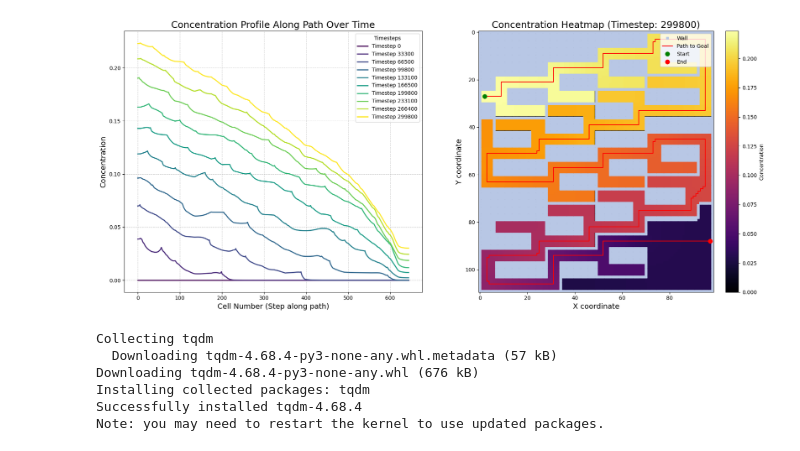
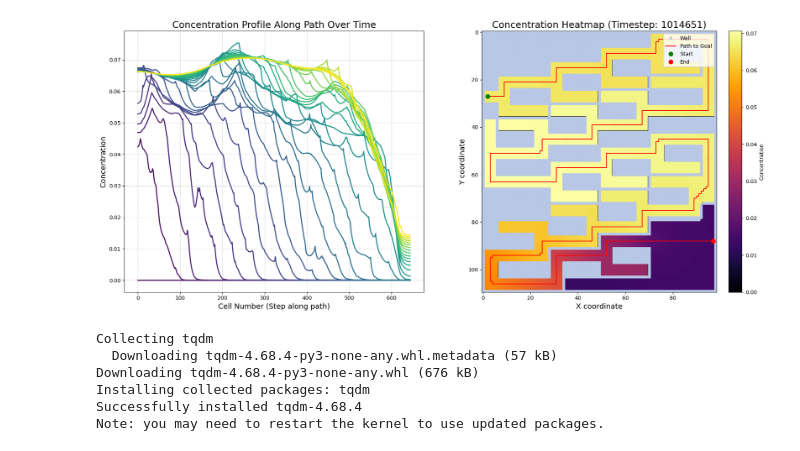
Before and after one commit to Frijelkyro/Automated-decision-making-by-chemical-echolocation-in-active-droplets, a Jupyter notebook: evaluation-scripts/plot_path_concentration.ipynb, the cells around one changed output. Drawn from its saved outputs; the diff is of its cells as text; code cells hidden in the pictures.

Commit message:
further evaluation regarding concentration along path

```diff
--- a/evaluation-scripts/plot_path_concentration.ipynb
+++ b/evaluation-scripts/plot_path_concentration.ipynb
@@ -52,7 +52,7 @@ except OSError:
 path_coords = extract_and_order_path(maze)
 
 # Find and sort all concentration files
-data_dir = "/home/ecasual/Documents/Uni/training-projects/Automated-decision-making-by-chemical-echolocation-in-active-droplets/data"
+data_dir = "/home/ecasual/Documents/Uni/droplet-maze/simulation-code/data"
 all_files = glob.glob(os.path.join(data_dir, "conc_*.txt"))
 
 # Helper to extract the timestep integer from the filename (e.g., "100" from "conc_100.txt")
@@ -65,7 +65,7 @@ valid_files = [f for f in all_files if get_timestep(f) >= 0]
 valid_files.sort(key=get_timestep)
 
 # Select 10 evenly spaced files
-num_curves = 10
+num_curves = 30
 if len(valid_files) > 0:
     indices = np.linspace(0, len(valid_files) - 1, min(num_curves, len(valid_files)), dtype=int)
     selected_files = [valid_files[i] for i in indices]
@@ -114,37 +114,38 @@ for (ts, path_conc), color in zip(path_data_over_time.items(), colors):
     ax1.plot(range(len(path_conc)), path_conc, color=color, linewidth=2, label=f"Timestep {ts}")
 
 if path_data_over_time:
-    ax1.legend(loc="upper right", fontsize=10, title="Timesteps")
+    # ax1.legend(loc="upper right", fontsize=10, title="Timesteps")
+    1 + 1
 
 # Subplot 2: 2D Heatmap (Showing the last evaluated timestep)
 heatmap = ax2.imshow(last_conc_2d, cmap='inferno', alpha=1.0)
 fig.colorbar(heatmap, ax=ax2, fraction=0.046, pad=0.04, label="Concentration")
 
 # Overlay walls
 wall_y, wall_x = np.where(maze == 1)
 ax2.plot(wall_x, wall_y, "s", markersize=4, color="#B8C7E5", label="Wall")
 
 # Overlay path
 path_x = [c for r, c in path_coords]
 path_y = [r for r, c in path_coords]
 ax2.plot(path_x, path_y, color='red', linewidth=1.5, label="Path to Goal")
 
 ax2.plot(path_x[0], path_y[0], 'go', markersize=8, label="Start")
 ax2.plot(path_x[-1], path_y[-1], 'ro', markersize=8, label="End")
 
 # Update title to reflect which timestep is shown
 final_ts = list(path_data_over_time.keys())[-1] if path_data_over_time else "Unknown"
 ax2.set_title(f"Concentration Heatmap (Timestep: {final_ts})", fontsize=18)
 ax2.set_xlabel("X coordinate", fontsize=14)
 ax2.set_ylabel("Y coordinate", fontsize=14)
 ax2.set_aspect("equal")
 ax2.legend(loc="upper right", fontsize=10)
 
 plt.tight_layout()
 plt.show()
-fig.savefig('/home/ecasual/Documents/Uni/droplet-maze/presentations/' + 'Ran_droplet_conc_along_path_05-emission-rate.png', dpi=300, bbox_inches='tight')
+fig.savefig('/home/ecasual/Documents/Uni/droplet-maze/presentations/' + 'Ran_droplet_conc_along_path_10_particles.png', dpi=300, bbox_inches='tight')
 # %% [output]
-[figure, old version]
+[figure, new version]
 # %%
 # %% [output]
 Collecting tqdm
```
